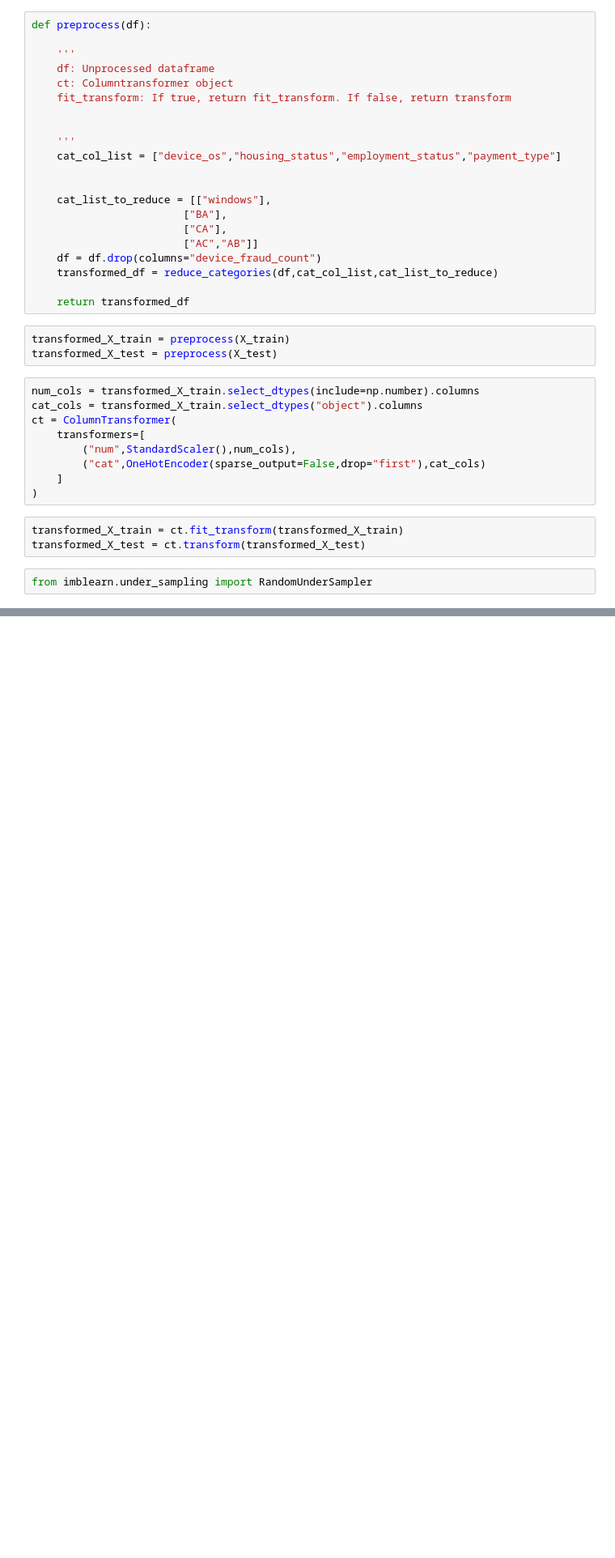
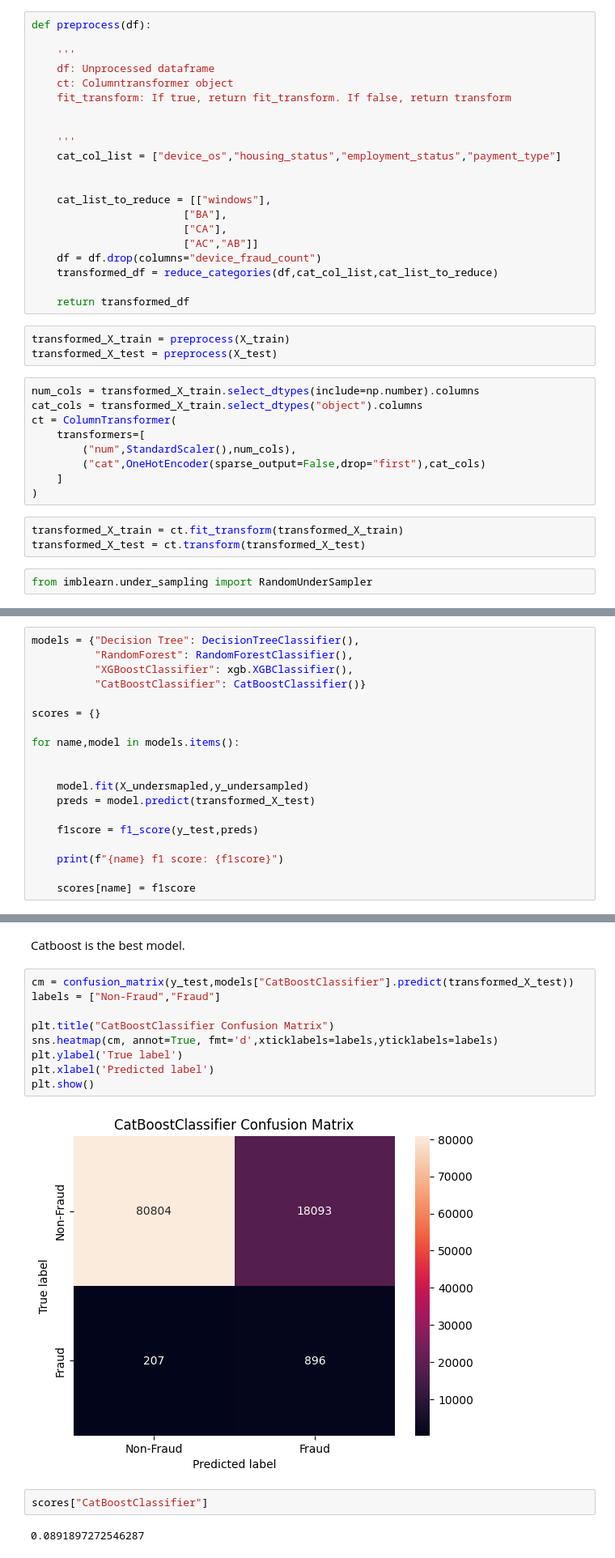
Before and after one commit to salihboraguder/BankFraudDetection, a Jupyter notebook: explore.ipynb, the cells around one changed output, grey strips where cells are left out. Shown at 81% size. Drawn from its saved outputs; the diff is of its cells as text; blank space fills up the shorter version.

```diff
--- a/explore.ipynb
+++ b/explore.ipynb
@@ -247,0 +227,19 @@ from imblearn
+# %%
+models = {"Decision Tree": DecisionTreeClassifier(),
+          "RandomForest": RandomForestClassifier(),
+          "XGBoostClassifier": xgb.XGBClassifier(),
+          "CatBoostClassifier": CatBoostClassifier()}
+
+scores = {}
+
+for name,model in models.items():
+
+
+    model.fit(X_undersmapled,y_undersampled)
+    preds = model.predict(transformed_X_test)
+
+    f1score = f1_score(y_test,preds)
+
+    print(f"{name} f1 score: {f1score}")
+
+    scores[name] = f1score
@@ -247,0 +264,17 @@ from imblearn
+# %% [markdown]
+Catboost is the best model.
+# %%
+cm = confusion_matrix(y_test,models["CatBoostClassifier"].predict(transformed_X_test))
+labels = ["Non-Fraud","Fraud"]
+
+plt.title("CatBoostClassifier Confusion Matrix")
+sns.heatmap(cm, annot=True, fmt='d',xticklabels=labels,yticklabels=labels)
+plt.ylabel('True label')
+plt.xlabel('Predicted label')
+plt.show()
+# %% [output]
+[figure, added]
+# %%
+scores["CatBoostClassifier"]
+# %% [output]
+0.0891897272546287
```
Also changed, not shown: parts of 10 cells of this notebook, 4 other files.
